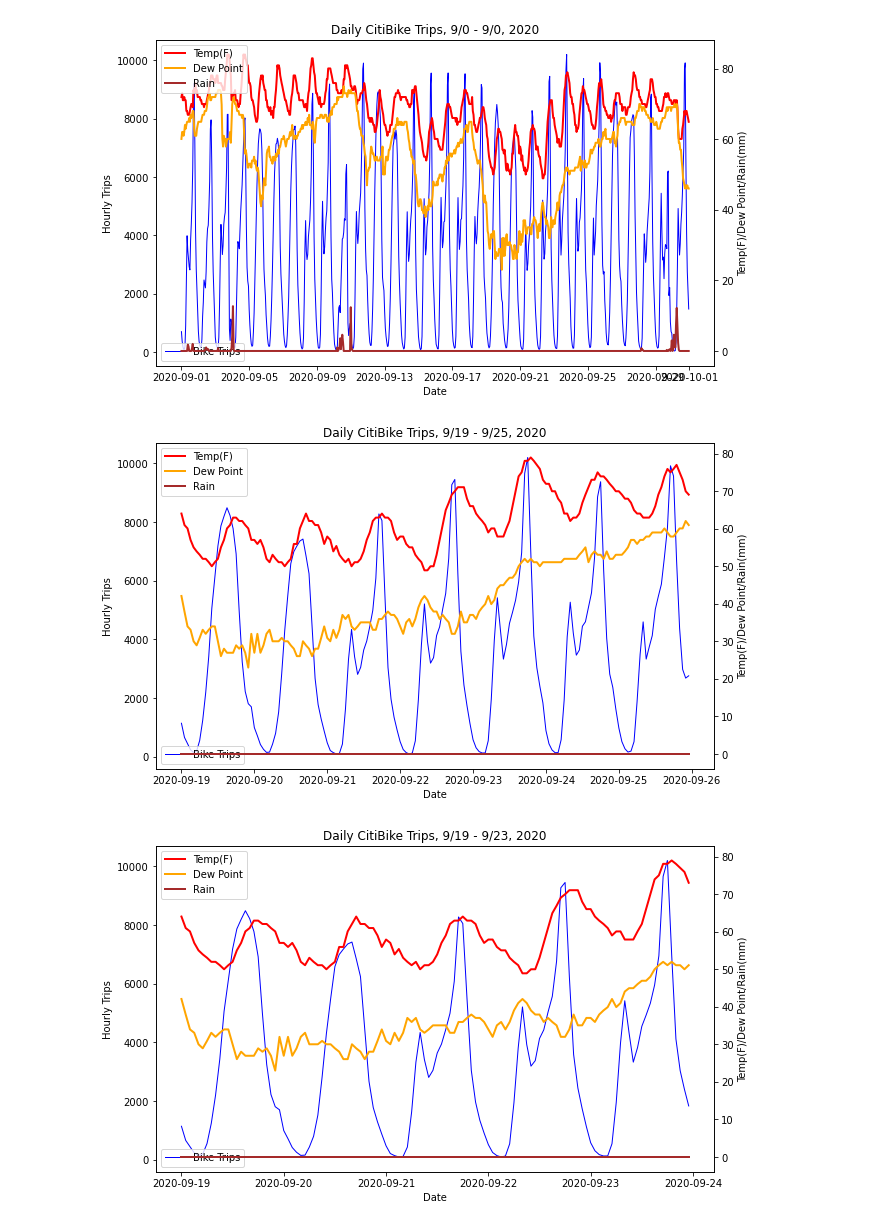
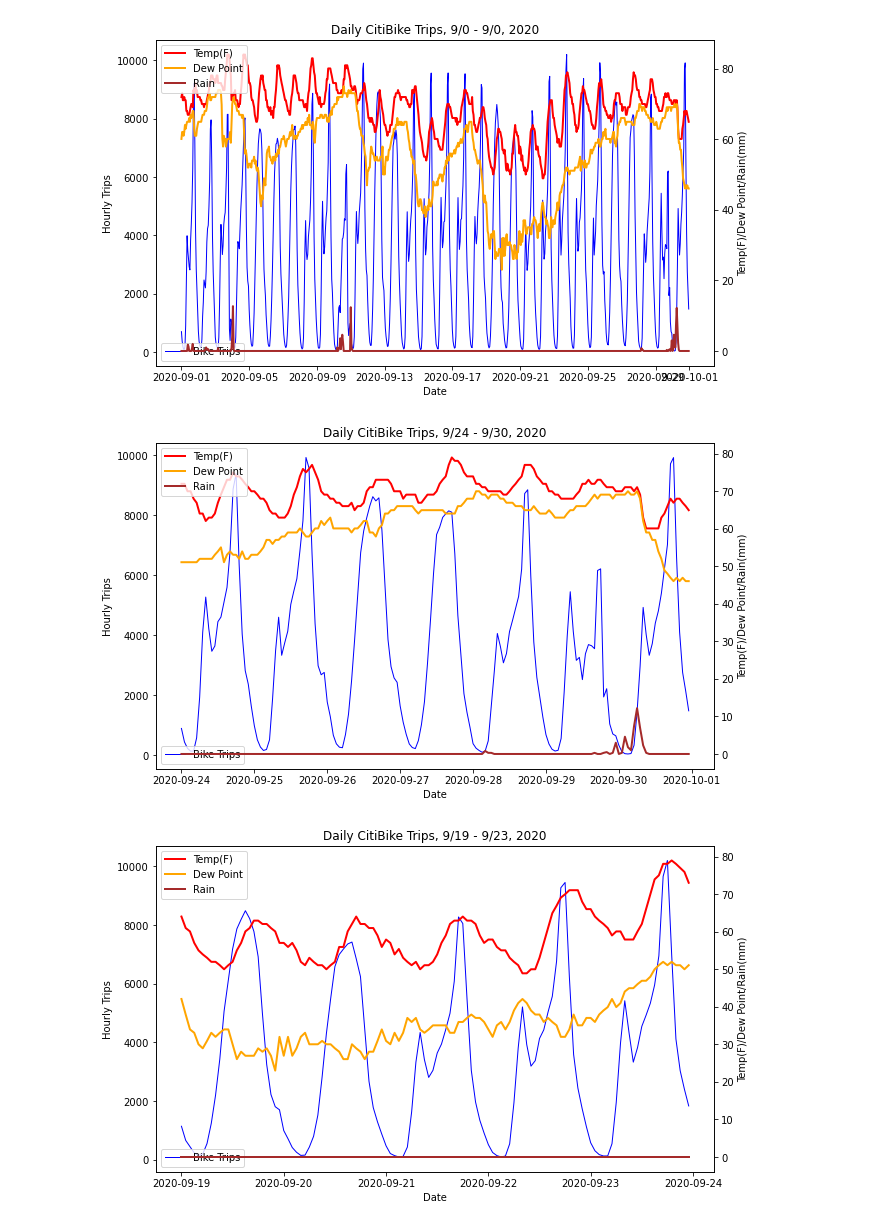
Before and after one commit to leckieje/fair_weather_cyclists, a Jupyter notebook: bike_weather_20.ipynb, the cells around one changed output. Saved outputs shown, nothing was run; the diff lists cells and outputs as text; code cells hidden in the pictures.

```diff
--- a/bike_weather_20.ipynb
+++ b/bike_weather_20.ipynb
@@ -967,9 +967,9 @@ chart_period(9, 0, 0)
 # %% [output]
 [figure]
 # %%
-chart_period(9, 18, 26)
+chart_period(9, 23, 31)
 # %% [output]
-[figure, old version]
+[figure, new version]
 # %%
 chart_period(9, 18, 24)
 # %% [output]
```
Also changed, not shown: parts of 2 cells of this notebook, 6 other files.
